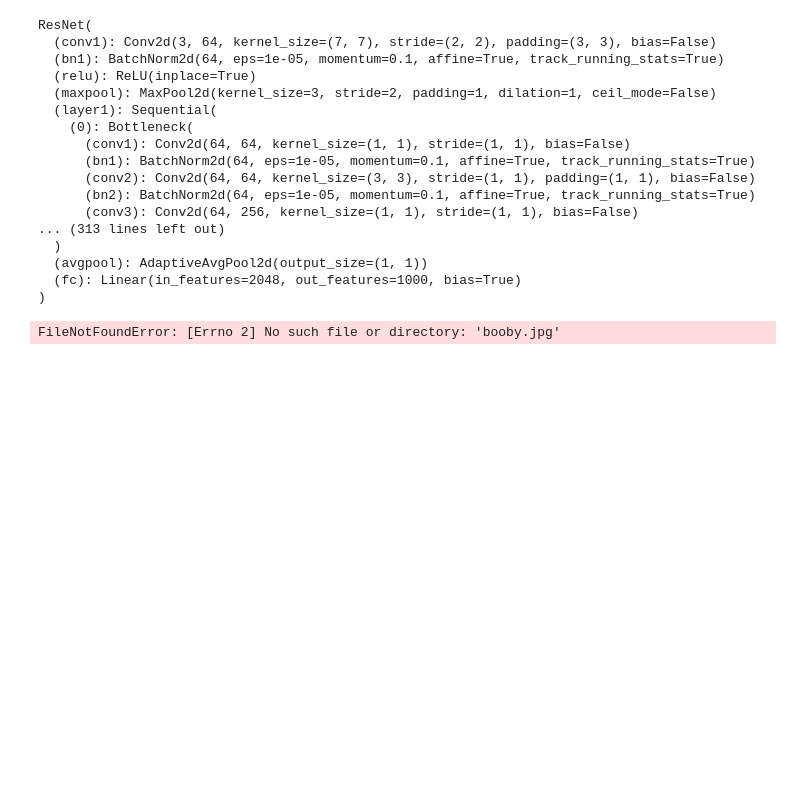
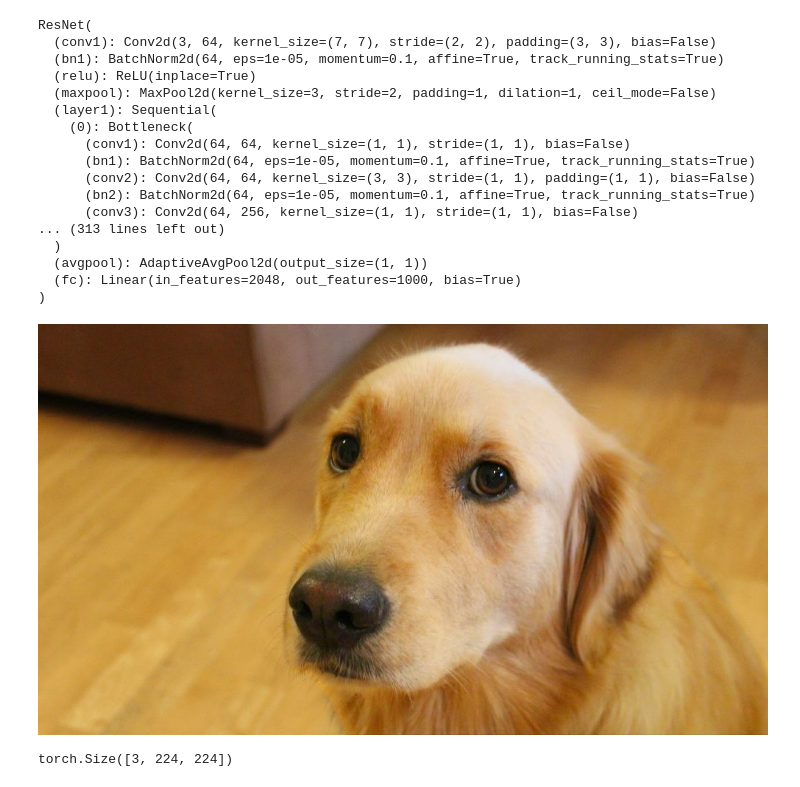
Before and after one commit to bkurmanbek/Pytorch-learning-for-deep-learning, a Jupyter notebook: pytorch_learning.ipynb, the cells around one changed output. Saved outputs shown, nothing was run; the diff lists cells and outputs as text; code cells hidden in the pictures; blank space fills up the shorter version.

```diff
--- a/pytorch_learning.ipynb
+++ b/pytorch_learning.ipynb
@@ -75,6 +75,13 @@ preprocess = transforms.Compose([
 ])
 # %%
 from PIL import Image
-img = Image.open("booby.jpg")
+img = Image.open("bobby.jpg")
+img
 # %% [output]
-FileNotFoundError: [Errno 2] No such file or directory: 'booby.jpg'
+[figure, added]
+# %%
+img_t = preprocess(img)
+print(img_t.shape)
+batch_t = torch.unsqueeze(img_t, 0) # Returns a new tensor with a dimension of size one inserted at the specified position.
+# %% [output]
+torch.Size([3, 224, 224])
```
Also changed, not shown: parts of 13 cells of this notebook, 2 other files.
